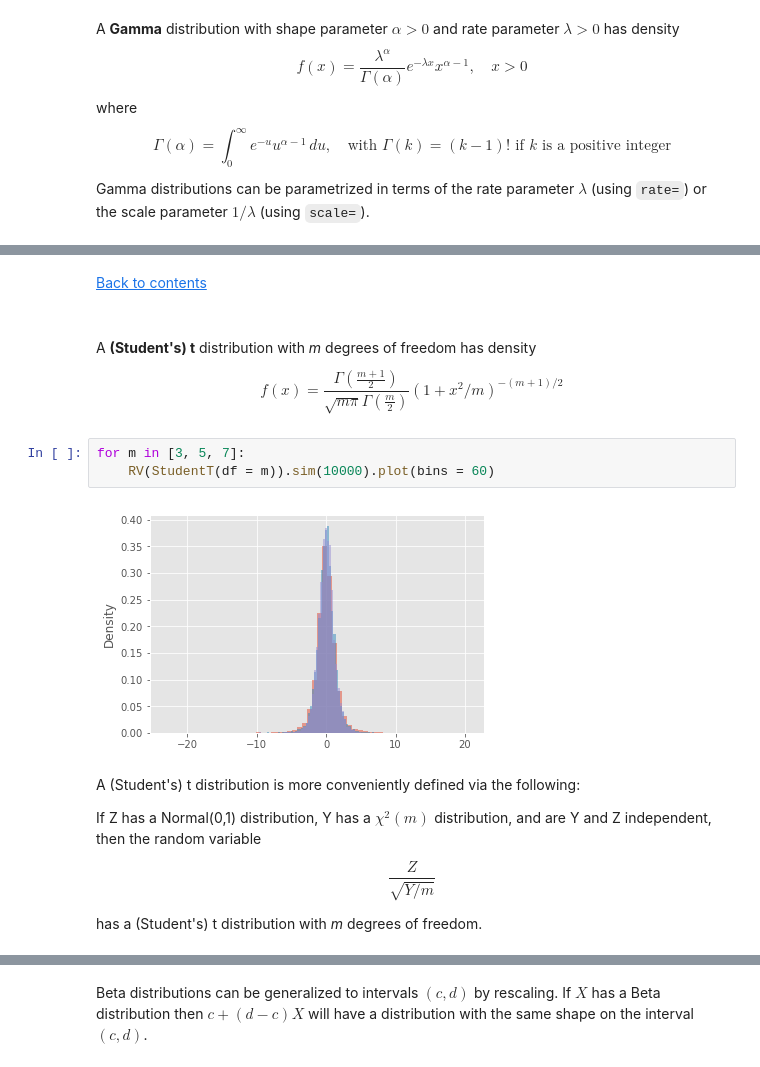
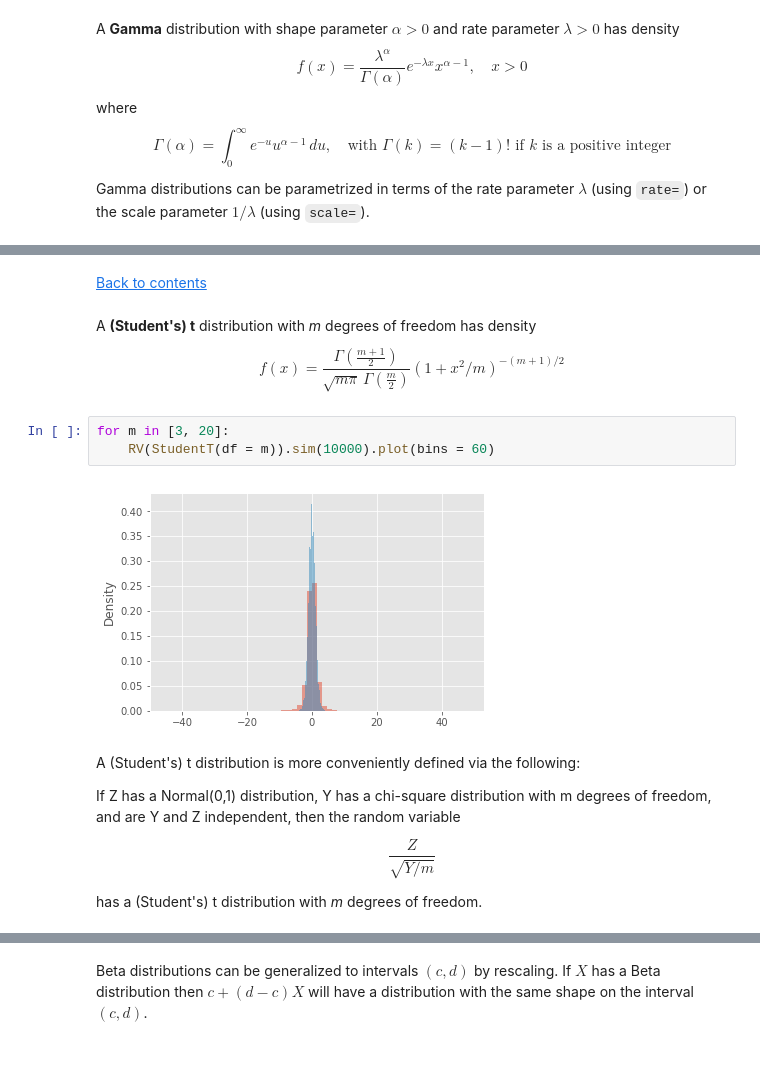
Before and after one commit to dlsun/symbulate, a Jupyter notebook: docs/common.ipynb, the cells around one changed output, grey strips where cells are left out. Saved outputs shown, nothing was run; the diff lists cells and outputs as text.

```diff
--- a/docs/common.ipynb
+++ b/docs/common.ipynb
@@ -316,22 +307,21 @@ for m in [2, 3, 5]:
 # %% [markdown]
+<a id='t'></a>
 [Back to contents](#contents)
-# %% [markdown]
-<a id='t'></a>
 # %% [markdown]
 A **(Student's) t** distribution with *m* degrees of freedom has density
 
 $$
-f(x) = \frac{\Gamma \left(\frac{m+1}{2}\right)}{\sqrt{m\pi}\Gamma\left(\frac{m}{2}\right)} \left(1+x^{2}/m\right)^{-\left(m+1\right)/2}
+f(x) = \frac{\Gamma \left(\frac{m+1}{2}\right)}{\sqrt{m\pi}\,\Gamma\left(\frac{m}{2}\right)} \left(1+x^{2}/m\right)^{-\left(m+1\right)/2}
 $$
 # %%
-for m in [3, 5, 7]:
+for m in [3, 20]:
     RV(StudentT(df = m)).sim(10000).plot(bins = 60)
 # %% [output]
-[figure, old version]
+[figure, new version]
 # %% [markdown]
 A (Student's) t distribution is more conveniently defined via the following:
 
-If Z has a Normal(0,1) distribution, Y has a $\chi^2(m)$ distribution, and are Y and Z independent, then the random variable
+If Z has a Normal(0,1) distribution, Y has a chi-square distribution with m degrees of freedom, and are Y and Z independent, then the random variable
 
 $$\frac{Z}{ \sqrt{Y/m} }$$
 
```
Also changed, not shown: parts of 62 cells of this notebook.
